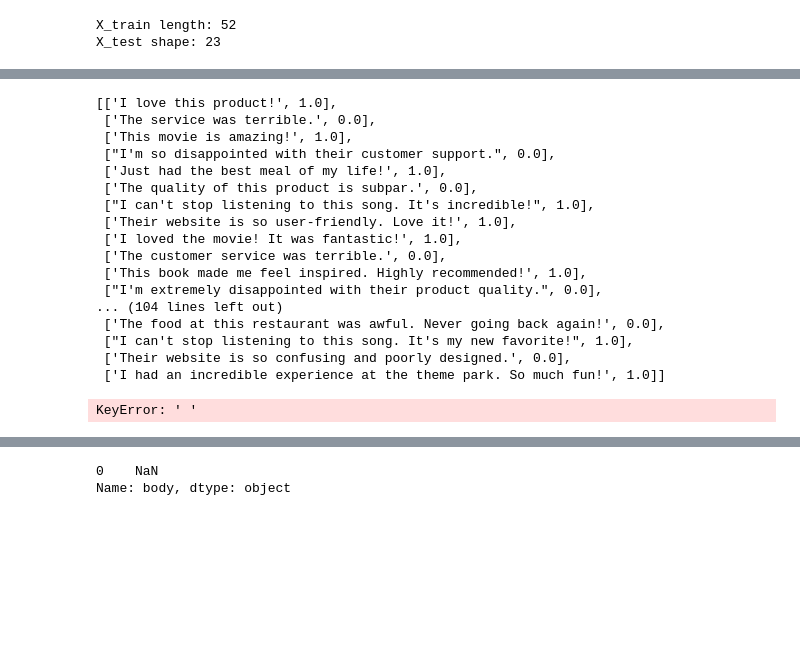
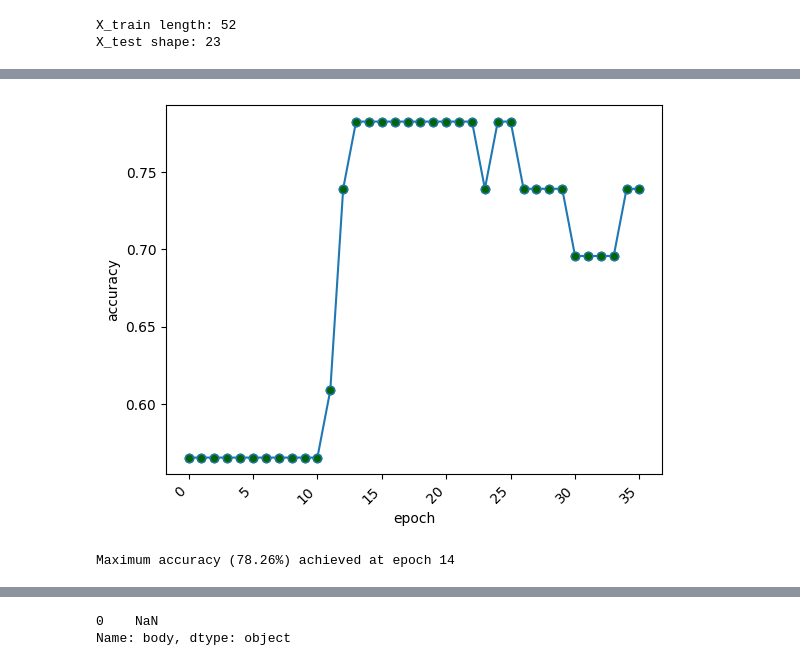
Before and after one commit to scottpitcher/text_analysis, a Jupyter notebook: Vax_sent_analysis.ipynb, the cells around one changed output, grey strips where cells are left out. Drawn from its saved outputs; the diff is of its cells as text; code cells hidden in the pictures; blank space fills up the shorter version.

```diff
--- a/Vax_sent_analysis.ipynb
+++ b/Vax_sent_analysis.ipynb
@@ -327,34 +320,44 @@ Training complete!
-# %%
-reviews
-# %% [output]
-[['I love this product!', 1.0],
- ['The service was terrible.', 0.0],
- ['This movie is amazing!', 1.0],
- ["I'm so disappointed with their customer support.", 0.0],
- ['Just had the best meal of my life!', 1.0],
- ['The quality of this product is subpar.', 0.0],
- ["I can't stop listening to this song. It's incredible!", 1.0],
- ['Their website is so user-friendly. Love it!', 1.0],
- ['I loved the movie! It was fantastic!', 1.0],
- ['The customer service was terrible.', 0.0],
- ['This book made me feel inspired. Highly recommended!', 1.0],
- ["I'm extremely disappointed with their product quality.", 0.0],
-... (104 lines left out)
- ['The food at this restaurant was awful. Never going back again!', 0.0],
- ["I can't stop listening to this song. It's my new favorite!", 1.0],
- ['Their website is so confusing and poorly designed.', 0.0],
- ['I had an incredible experience at the theme park. So much fun!', 1.0]]
-# %%
-for review, _ in reviews:
-    word_to_ix = {word: idx for idx, word in enumerate(review.split())}
-    input_tensor = torch.tensor([word_to_ix[w] for w in review], dtype=torch.long).unsqueeze(0)
-    outputs = model(input_tensor)
-    _, predicted_label = torch.max(outputs.data, 1)
-    sentiment = "Positive" if predicted_label.item()==1 else "Negative"
-    print(f"Customer Review: {' '.join(review)}")
-    print(f"Sentiment: {sentiment}\n")
-# %% [output]
-KeyError: ' '
+# %%
+criterion = nn.CrossEntropyLoss()
+model = TextClassificationCNN(vocab_size=15,embed_dim=10)
+optimizer = optim.SGD(model.parameters(), lr=0.1)
+
+def review_testing(X,y):
+    correct_predictions = 0
+
+    for test_review, test_label in zip(X,y):
+        word_to_ix = {word: idx for idx, word in enumerate(test_review.split())}
+        input_tensor = torch.LongTensor([word_to_ix.get(w, 0) for w in test_review]).unsqueeze(0)
+        outputs = model(input_tensor)
+        _, predicted_class = torch.max(outputs, 1)
+        correct_predictions += (predicted_class == test_label).item()
+
+    accuracy = correct_predictions / len(X)
+    return accuracy
+# %%
+accuracy_dict = {}
+for i in range(36):
+    model.train()
+    review_training(epoch = i, X=X_train, y=y_train)
+    model.eval()
+    accuracy = review_testing(X_test, y_test)
+    accuracy_dict[i] = accuracy
+# %%
+import matplotlib.pyplot as plt
+plt.plot(accuracy_dict.keys(),accuracy_dict.values(), marker = 'o',markerfacecolor = 'darkgreen')
+plt.xlabel("epoch")
+plt.xticks(rotation=45, ha='right')
+plt.ylabel('accuracy')
+plt.show()
+# %% [output]
+[figure, added]
+# %%
+max_epoch = max(accuracy_dict, key=lambda k: accuracy_dict[k])
+max_accuracy = accuracy_dict[max_epoch]
+
+print(f"Maximum accuracy ({max_accuracy * 100:.2f}%) achieved at epoch {max_epoch + 1}")
+# %% [output]
+Maximum accuracy (78.26%) achieved at epoch 14
 # %%
 #Part 2: Unsupervised
 # %%
```
Also changed, not shown: parts of 3 cells of this notebook.
